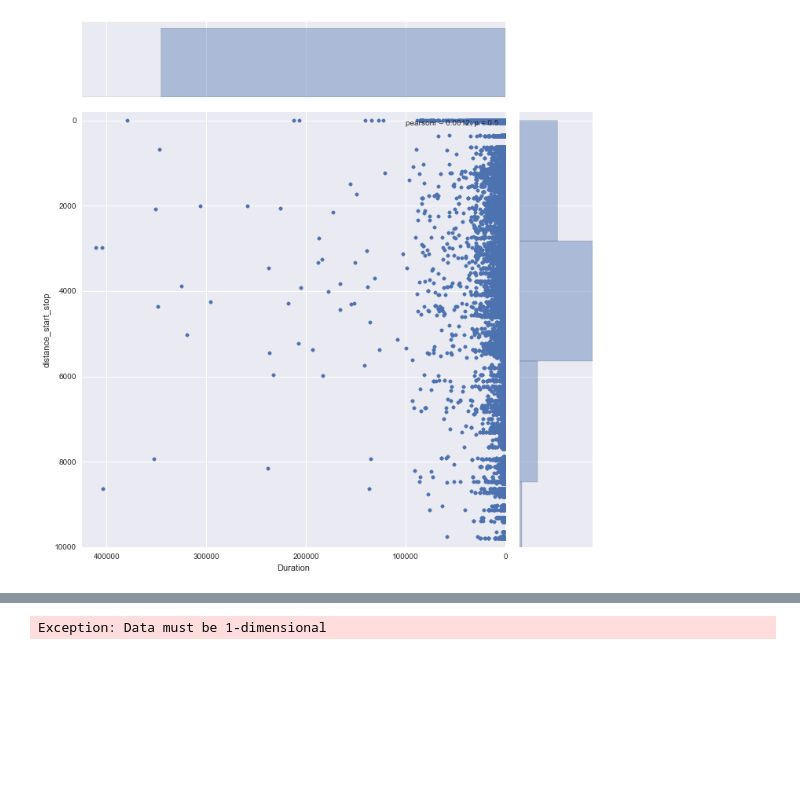
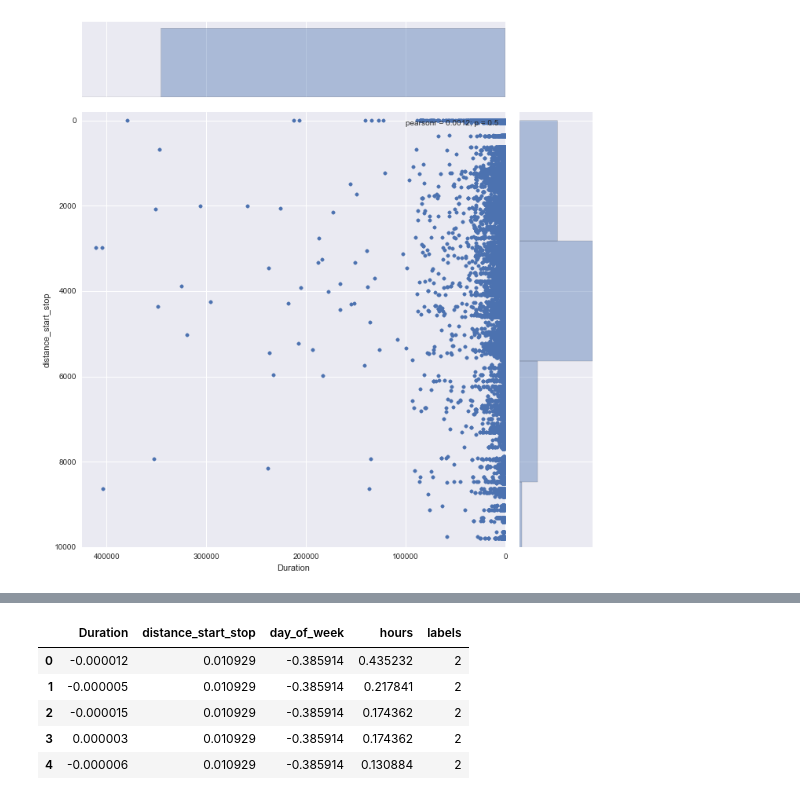
Before and after one commit to mattsarn/cycl.co, a Jupyter notebook: bike_sharing_analysis.ipynb, the cells around one changed output, grey strips where cells are left out. Cells and saved outputs as stored; diff of their text form; code cells hidden in the pictures; blank space fills up the shorter version.

```diff
--- a/bike_sharing_analysis.ipynb
+++ b/bike_sharing_analysis.ipynb
@@ -256,51 +247,11 @@ print(features['labels'].unique())
-# %%
-# gap.py
-# (c) 2013 Mikael Vejdemo-Johansson
-# BSD License
-#
-# SciPy function to compute the gap statistic for evaluating k-means clustering.
-# Gap statistic defined in
-# Tibshirani, Walther, Hastie:
-#  Estimating the number of clusters in a data set via the gap statistic
-#  J. R. Statist. Soc. B (2001) 63, Part 2, pp 411-423
-
-import scipy
-import scipy.cluster.vq
-import scipy.spatial.distance
-dst = scipy.spatial.distance.euclidean
-
-def gap(data, refs=None, nrefs=5, ks=range(1,11)):
-    """
-    Compute the Gap statistic for an nxm dataset in data.
-    Either give a precomputed set of reference distributions in refs as an (n,m,k) scipy array,
-    or state the number k of reference distributions in nrefs for automatic generation with a
-    uniformed distribution within the bounding box of data.
-    Give the list of k-values for which you want to compute the statistic in ks.
-    """
-    shape = data.shape
-    if refs==None:
-        tops = data.max(axis=0)
-        bots = data.min(axis=0)
-        dists = scipy.matrix(scipy.diag(tops-bots))
-
-
-    rands = scipy.random.random_sample(size=(shape[0],shape[1],nrefs))
-    for i in range(nrefs):
-        rands[i] = rands[i]*dists+bots
-    else:
-        rands = refs
-
-    gaps = scipy.zeros((len(ks),))
-    for (i,k) in enumerate(ks):
-        (kmc,kml) = scipy.cluster.vq.kmeans2(data, k)
-    disp = sum([dst(data[m,:],kmc[kml[m],:]) for m in range(shape[0])])
-
-    refdisps = scipy.zeros((rands.shape[2],))
-    for j in range(rands.shape[2]):
-        (kmc,kml) = scipy.cluster.vq.kmeans2(rands[:,:,j], k)
-        refdisps[j] = sum([dst(rands[m,:,j],kmc[kml[m],:]) for m in range(shape[0])])
-    gaps[i] = scipy.log(scipy.mean(refdisps))-scipy.log(disp)
-    return gaps
-gap(features)
-# %% [output]
-Exception: Data must be 1-dimensional
+# %%
+features['labels'] = model.labels_
+#sil = zip(features, feature_labels)
+features.head()
+# %% [output]
+|  | Duration | distance_start_stop | day_of_week | hours | labels |
+| 0 | -0.000012 | 0.010929 | -0.385914 | 0.435232 | 2 |
+| 1 | -0.000005 | 0.010929 | -0.385914 | 0.217841 | 2 |
+| 2 | -0.000015 | 0.010929 | -0.385914 | 0.174362 | 2 |
+| 3 | 0.000003 | 0.010929 | -0.385914 | 0.174362 | 2 |
+| 4 | -0.000006 | 0.010929 | -0.385914 | 0.130884 | 2 |
```
Also changed, not shown: parts of 9 cells of this notebook.
